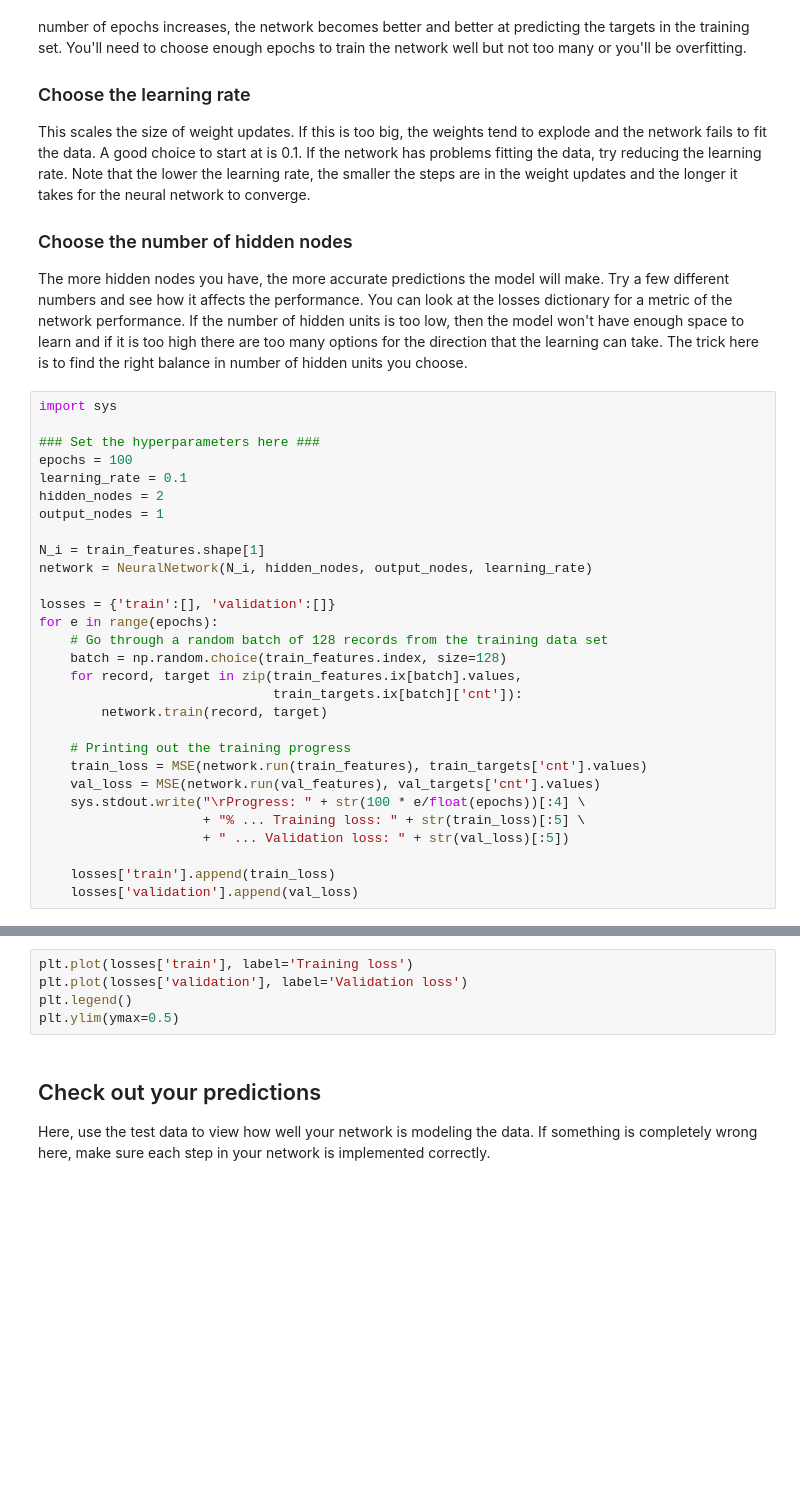
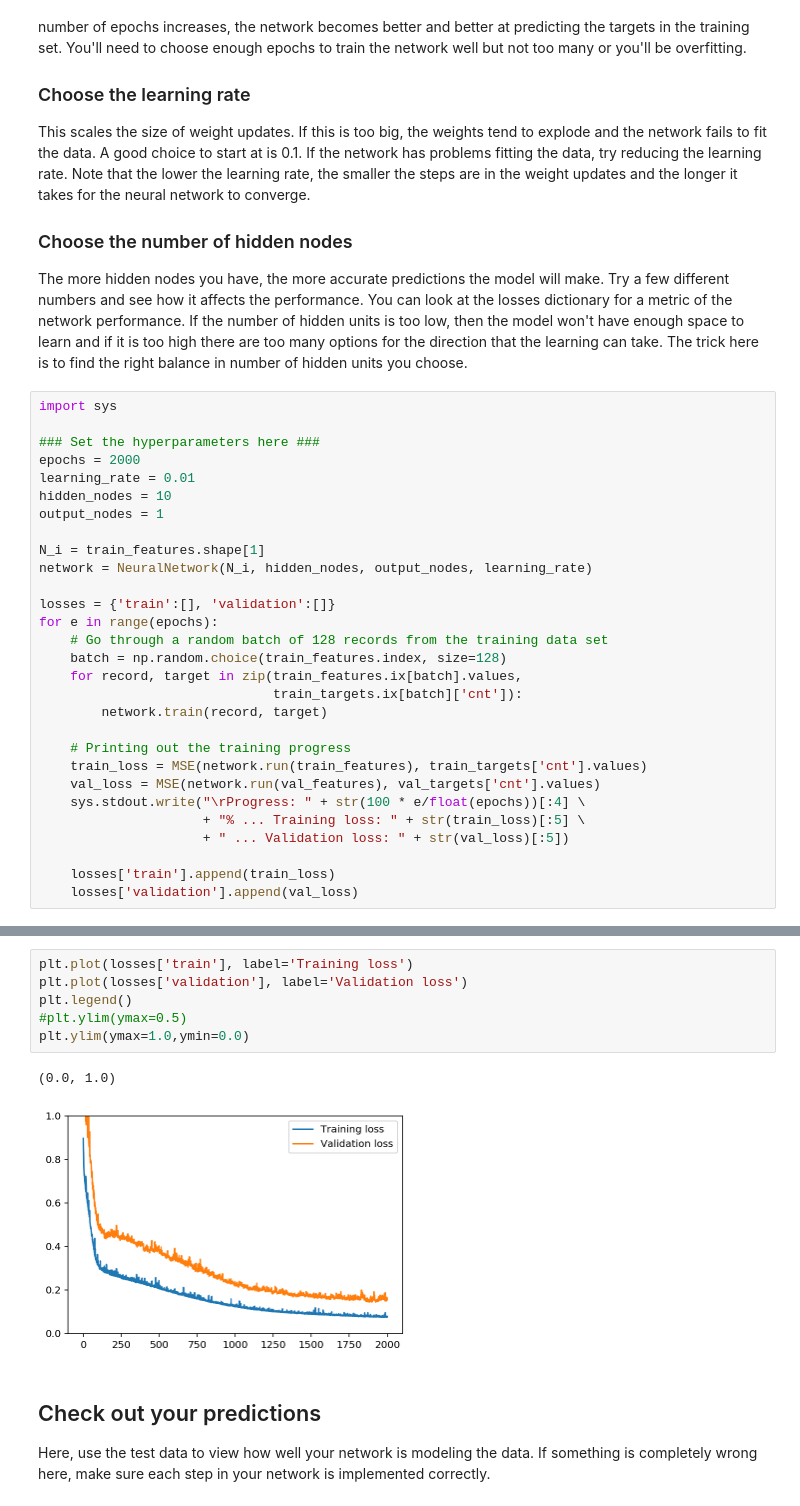
Before and after one commit to tevisgehr/Udacity-Deep-Learning, a Jupyter notebook: DLND-your-first-network/dlnd-your-first-neural-network.ipynb, the cells around one changed output, grey strips where cells are left out. Saved outputs shown, nothing was run; the diff lists cells and outputs as text; blank space fills up the shorter version.

```diff
--- a/DLND-your-first-network/dlnd-your-first-neural-network.ipynb
+++ b/DLND-your-first-network/dlnd-your-first-neural-network.ipynb
@@ -204,9 +190,9 @@ The more hidden nodes you have, the more accurate predictions the model will mak
 import sys
 
 ### Set the hyperparameters here ###
-epochs = 100
-learning_rate = 0.1
-hidden_nodes = 2
+epochs = 2000
+learning_rate = 0.01
+hidden_nodes = 10
 output_nodes = 1
 
 N_i = train_features.shape[1]
@@ -232,8 +220,12 @@ for e in range(epochs):
 # %%
 plt.plot(losses['train'], label='Training loss')
 plt.plot(losses['validation'], label='Validation loss')
 plt.legend()
-plt.ylim(ymax=0.5)
+#plt.ylim(ymax=0.5)
+plt.ylim(ymax=1.0,ymin=0.0)
+# %% [output]
+(0.0, 1.0)
+[figure, added]
 # %% [markdown]
 ## Check out your predictions
 
```
Also changed, not shown: parts of 8 cells of this notebook.
